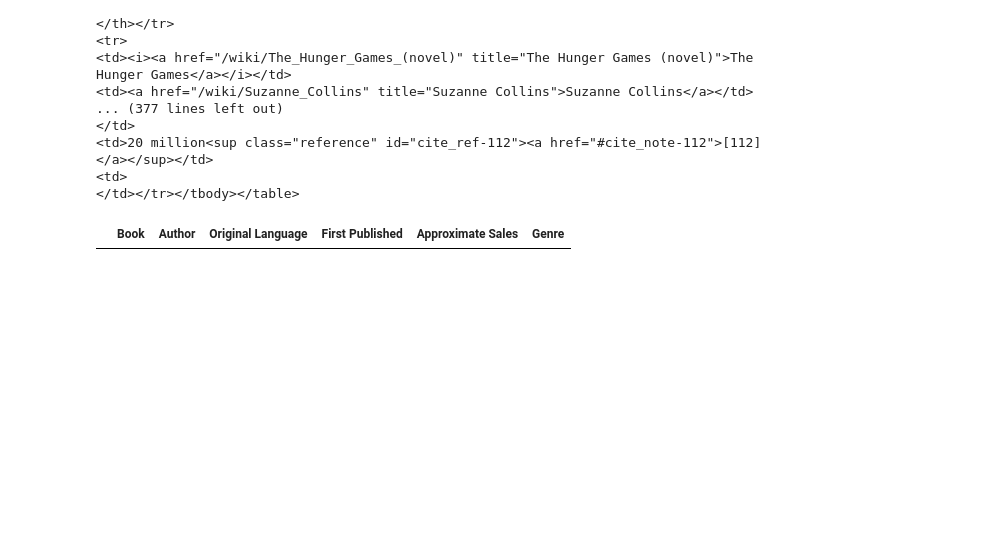
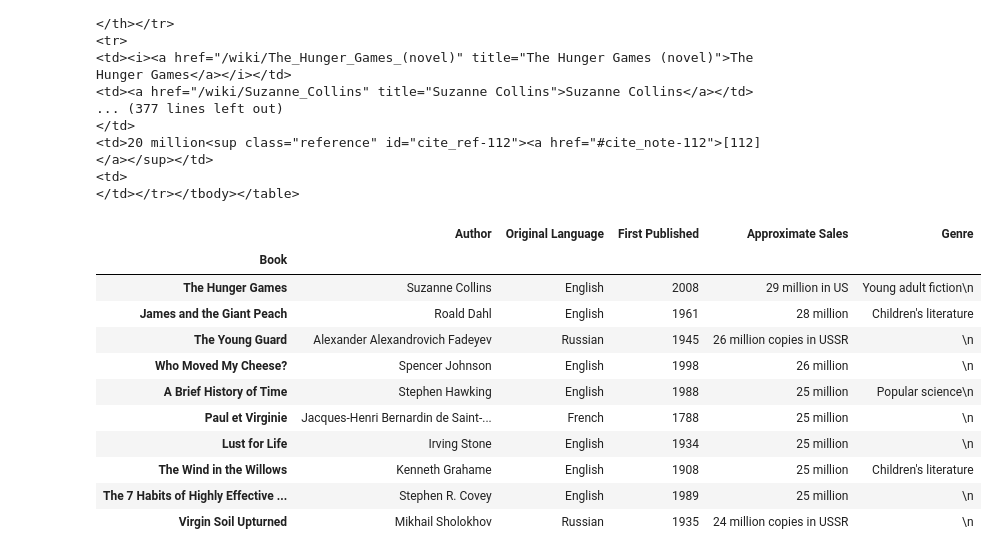
Before and after one commit to kmfurst/CSC221-kmfurst-GroupProject, a Jupyter notebook: CSC221_kmfurst_GroupProject.ipynb, the cells around one changed output. Drawn from its saved outputs; the diff is of its cells as text; code cells hidden in the pictures; blank space fills up the shorter version.

```diff
--- a/CSC221_kmfurst_GroupProject.ipynb
+++ b/CSC221_kmfurst_GroupProject.ipynb
@@ -103,7 +108,7 @@ F=[]
 
 for row in right_table[3].findAll('tr'):
     cells=row.findAll('td')
-    if len(cells)==5:
+    if len(cells)==6:
         A.append(cells[0].find(text=True))
         B.append(cells[1].find(text=True))
         C.append(cells[2].find(text=True))
@@ -113,14 +118,29 @@ for row in right_table[3].findAll('tr'):
 # %%
 #import pandas and create a readable table
 import pandas as pd
 
 df=pd.DataFrame(A,columns=['Book'])
 df['Author']=B
 df['Original Language']=C
 df['First Published']=D
 df['Approximate Sales']=E
 df['Genre']=F
 
-df
+#make the first column 'book' the index instead of numbers
+df=df.set_index('Book')
+#df
+df_first10=df.head(10)
+df_first10
 # %% [output]
-|  | Book | Author | Original Language | First Published | Approximate Sales | Genre |
+|  | Author | Original Language | First Published | Approximate Sales | Genre |
+| Book |  |  |  |  |  |
+| The Hunger Games | Suzanne Collins | English | 2008 | 29 million in US | Young adult fiction\n |
+| James and the Giant Peach | Roald Dahl | English | 1961 | 28 million | Children's literature |
+| The Young Guard | Alexander Alexandrovich Fadeyev | Russian | 1945 | 26 million copies in USSR | \n |
+| Who Moved My Cheese? | Spencer Johnson | English | 1998 | 26 million | \n |
+| A Brief History of Time | Stephen Hawking | English | 1988 | 25 million | Popular science\n |
+| Paul et Virginie | Jacques-Henri Bernardin de Saint-... | French | 1788 | 25 million | \n |
+| Lust for Life | Irving Stone | English | 1934 | 25 million | \n |
+| The Wind in the Willows | Kenneth Grahame | English | 1908 | 25 million | Children's literature |
+| The 7 Habits of Highly Effective ... | Stephen R. Covey | English | 1989 | 25 million | \n |
+| Virgin Soil Upturned | Mikhail Sholokhov | Russian | 1935 | 24 million copies in USSR | \n |
```
Also changed, not shown: parts of 3 cells of this notebook, 1 other file.
